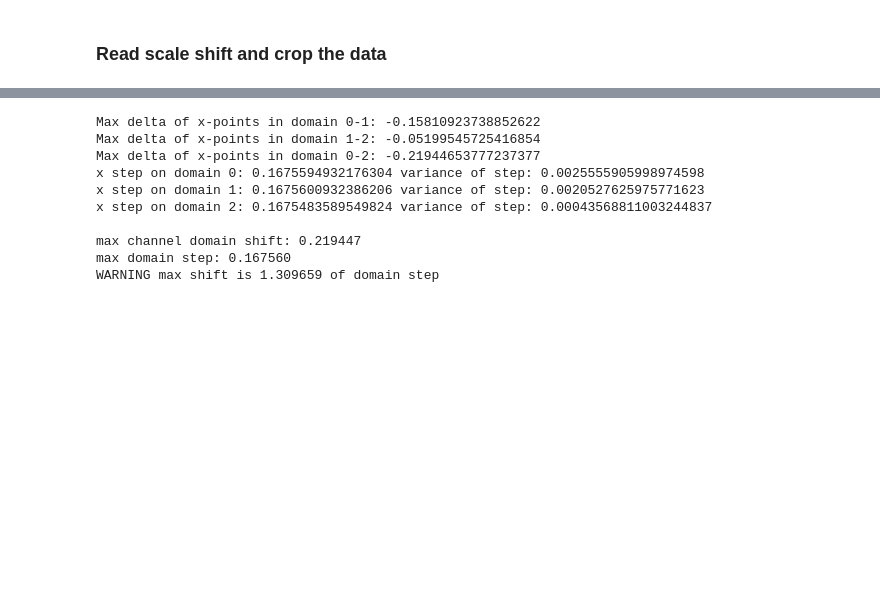
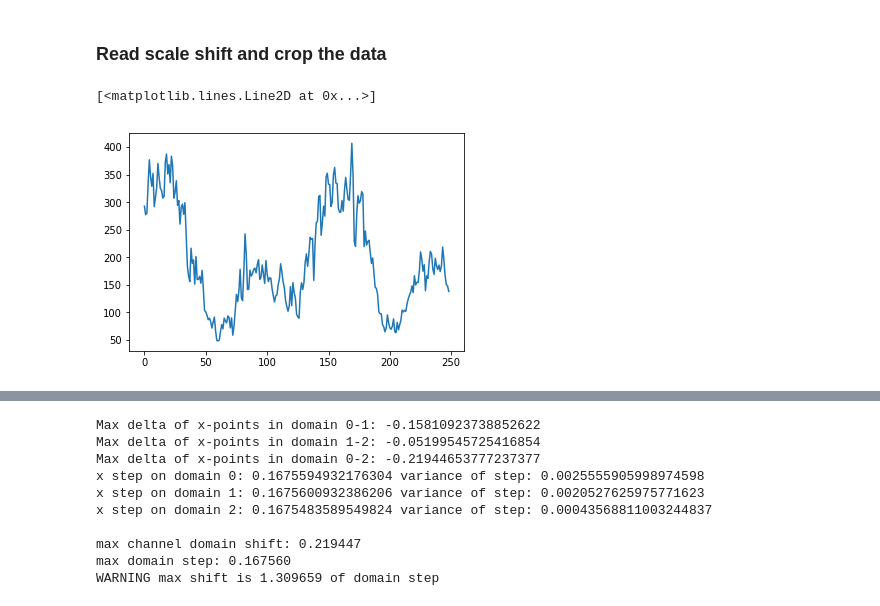
Before and after one commit to DaniloZZZ/quantTechLab, a Jupyter notebook: Fit/Vis-Anneal.ipynb, the cells around one changed output, grey strips where cells are left out. Cells and saved outputs as stored; diff of their text form; code cells hidden in the pictures; blank space fills up the shorter version.

```diff
--- a/Fit/Vis-Anneal.ipynb
+++ b/Fit/Vis-Anneal.ipynb
@@ -93,6 +90,13 @@ def data_preprocess(data,params):
         scaled_shifted = transformer(clipped,scaling,shifting)
         transformed.append(scaled_shifted)
     return transformed
+# %%
+
+data = np.load('../data/new_experiment_2019/data_2019-11-15_15-55.npy', allow_pickle=True)
+plt.plot(data[0][2][0][50:])
+# %% [output]
+[<matplotlib.lines.Line2D at 0x...>]
+[figure, added]
 # %%
 raw_data = data_read(filenames)
 
```
Also changed, not shown: parts of 14 cells of this notebook.
